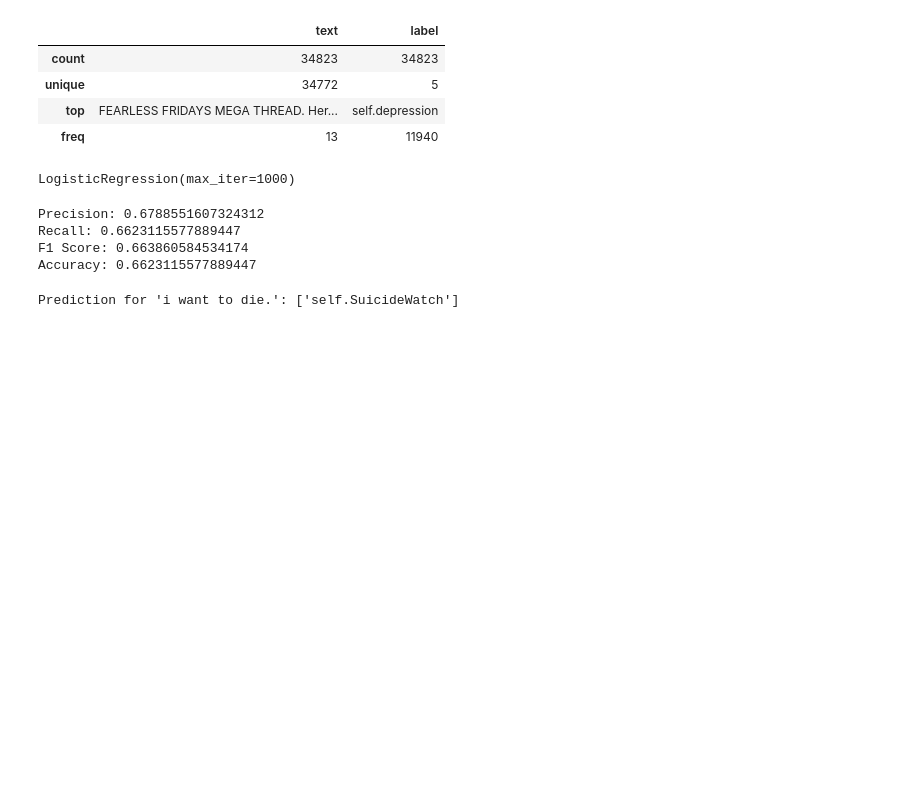
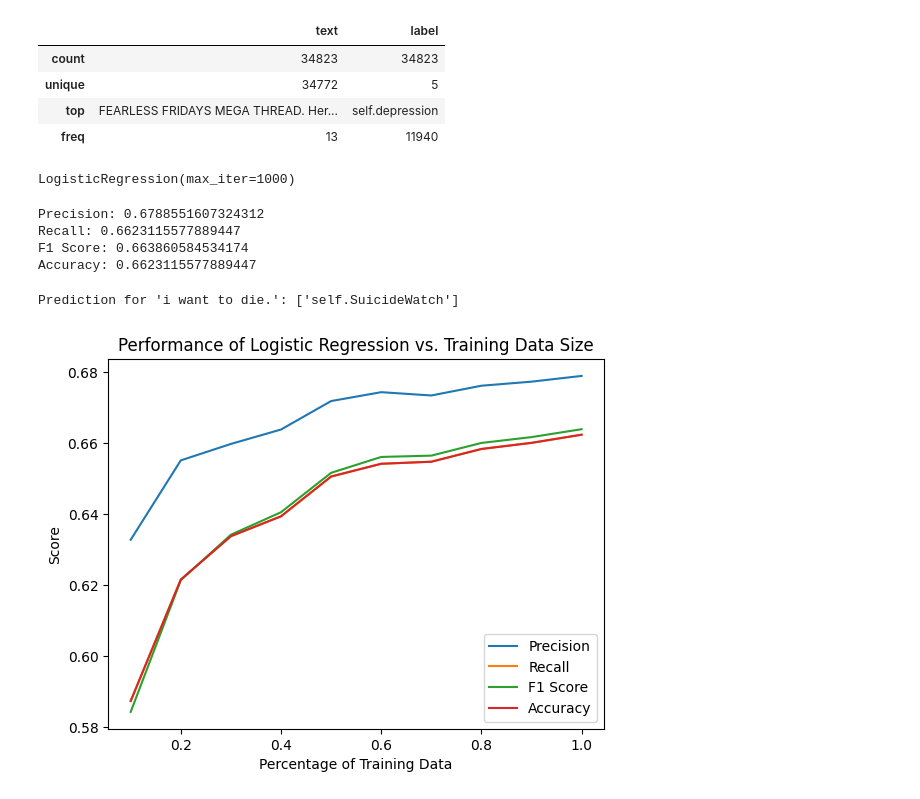
Before and after one commit to 22ericchen/Suicide-Ideation-Detection, a Jupyter notebook: Models/LR.ipynb, the cells around one changed output. Drawn from its saved outputs; the diff is of its cells as text; code cells hidden in the pictures; blank space fills up the shorter version.

```diff
--- a/Models/LR.ipynb
+++ b/Models/LR.ipynb
@@ -41,11 +36,14 @@ y_pred = model.predict(X_test)
 # %%
 average_type = 'weighted'
 
-precision = precision_score(y_test, y_pred, average=average_type)
-recall = recall_score(y_test, y_pred, average=average_type)
-f1 = f1_score(y_test, y_pred, average=average_type)
-accuracy = accuracy_score(y_test, y_pred)
+def get_prfa(y_test, y_pred):
+    precision = precision_score(y_test, y_pred, average=average_type)
+    recall = recall_score(y_test, y_pred, average=average_type)
+    f1 = f1_score(y_test, y_pred, average=average_type)
+    accuracy = accuracy_score(y_test, y_pred)
+    return precision, recall, f1, accuracy
 
+precision, recall, f1, accuracy = get_prfa(y_test, y_pred)
 print(f"Precision: {precision}")
 print(f"Recall: {recall}")
 print(f"F1 Score: {f1}")
@@ -62,3 +60,27 @@ prediction = model.predict(sample_vector)
 print(f"Prediction for '{sample_sentence}': {prediction}")
 # %% [output]
 Prediction for 'i want to die.': ['self.SuicideWatch']
+# %%
+X_train, X_test, y_train, y_test = train_test_split(X, df['label'], test_size=0.2, random_state=42)
+# %%
+model = LogisticRegression(max_iter=1000)
+percentages = [0.1, 0.2, 0.3, 0.4, 0.5, 0.6, 0.7, 0.8, 0.9, 1.0]
+results = {'precision': [], 'recall': [], 'f1': [], 'accuracy': []}
+
+for percent in percentages:
+    num_samples = int(X_train.shape[0] * percent)
+    sub_X = X_train[:num_samples]
+    sub_y = y_train[:num_samples]
+
+    model.fit(sub_X, sub_y)
+    y_pred = model.predict(X_test)
+
+    precision, recall, f1, accuracy = get_prfa(y_test, y_pred)
+    results['precision'].append(precision)
+    results['recall'].append(recall)
+    results['f1'].append(f1)
+    results['accuracy'].append(accuracy)
+# %%
+utils.create_graph(percentages, results, 'Logistic Regression', 'LR.png')
+# %% [output]
+[figure, added]
```
Also changed, not shown: parts of 2 cells of this notebook, 3 other files.
